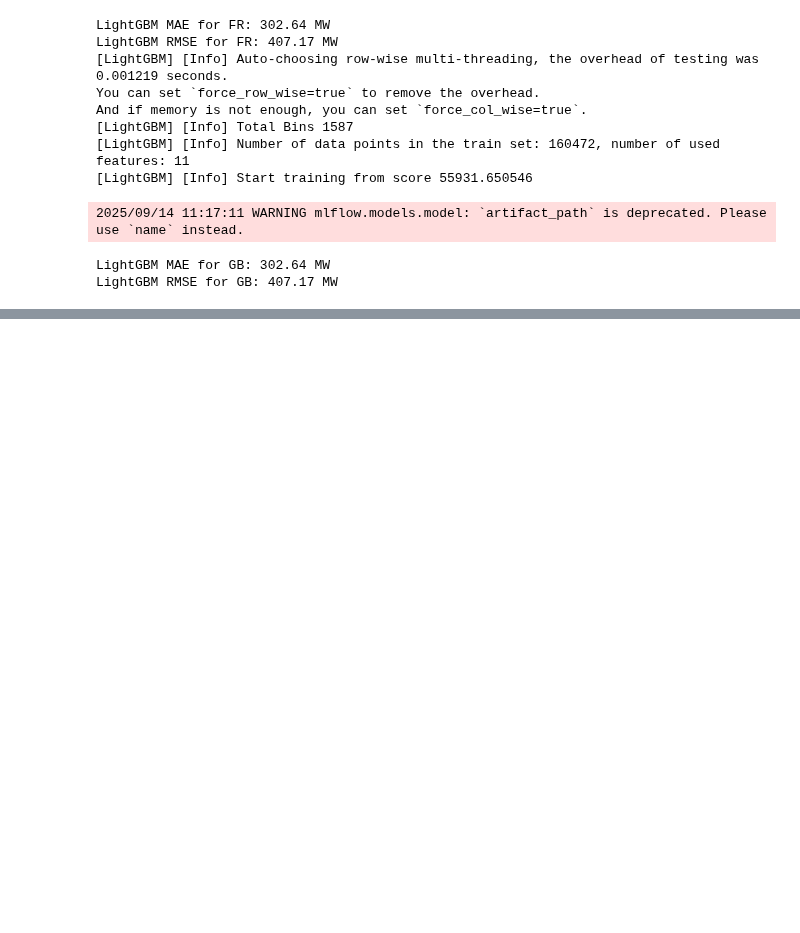
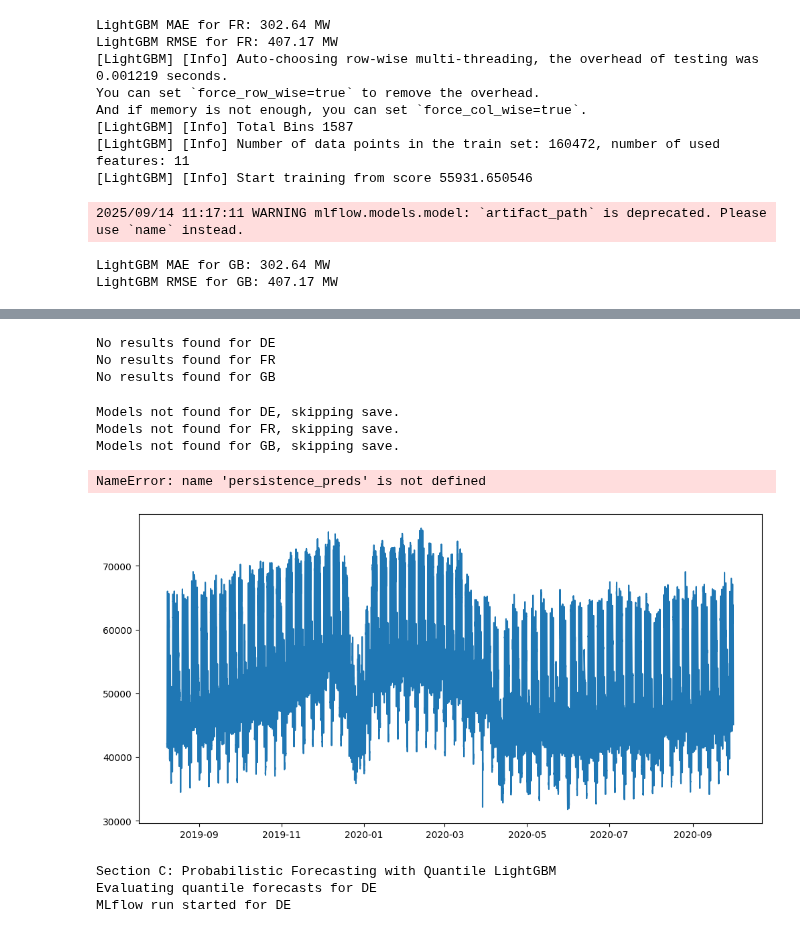
Before and after one commit to Phionanamugga/Energy_Projects, a Jupyter notebook: load_forecasting.ipynb, the cells around one changed output, grey strips where cells are left out. Cells and saved outputs as stored; diff of their text form; code cells hidden in the pictures; blank space fills up the shorter version.

Commit message:
adds section B & C

```diff
--- a/load_forecasting.ipynb
+++ b/load_forecasting.ipynb
@@ -911,0 +719,55 @@ Exception: Run with UUID 1fdc287571d44bfa9f7a0c09c32e13fb is already active. To
+# %%
+for country in countries:
+    # Use metrics from the results dictionary if already populated
+    if country in results:
+        pers_mae = results[country]['Persistence']['MAE']
+        pers_rmse = results[country]['Persistence']['RMSE']
+        lgb_mae = results[country]['LightGBM']['MAE']
+        lgb_rmse = results[country]['LightGBM']['RMSE']
+        sarimax_mae = results[country]['SARIMAX']['MAE']
+        sarimax_rmse = results[country]['SARIMAX']['RMSE']
+
+        mlflow.log_metrics({
+            "persistence_mae": pers_mae, "persistence_rmse": pers_rmse,
+            "lightgbm_mae": lgb_mae, "lightgbm_rmse": lgb_rmse,
+            "sarimax_mae": sarimax_mae, "sarimax_rmse": sarimax_rmse
+        })
+
+        # Debug: Print results dict
+        print(f"Results for {country}: {results[country]}")
+    else:
+        print(f"No results found for {country}")
+# %% [output]
+No results found for DE
+No results found for FR
+No results found for GB
+# %%
+lgb_models = {}
+sarimax_models = {}
+
+for country in countries:
+    if country in lgb_models and country in sarimax_models:
+        joblib.dump(lgb_models[country], OUTPUT_DIR / f'lightgbm_{country}_load.pkl')
+        joblib.dump(sarimax_models[country], OUTPUT_DIR / f'sarimax_{country}_load.pkl')
+        print(f"Models saved for {country}")
+    else:
+        print(f"Models not found for {country}, skipping save.")
+# %% [output]
+Models not found for DE, skipping save.
+Models not found for FR, skipping save.
+Models not found for GB, skipping save.
+# %%
+# Visualization 1: Actual vs Predicted
+plt.figure(figsize=(12,6))
+plt.plot(test.index, y_test, label='Actual')
+plt.plot(test.index, persistence_preds, label='Persistence', alpha=0.7)
+plt.plot(test.index, lgb_preds, label='LightGBM', alpha=0.7)
+plt.plot(test.index, sarimax_preds, label='SARIMAX', alpha=0.7)
+plt.title(f'Actual vs Predicted Load: {country}')
+plt.xlabel('Time')
+plt.ylabel('Load (MW)')
+plt.legend()
+plt.show()
+# %% [output]
+NameError: name 'persistence_preds' is not defined
+[figure, added]
@@ -911,0 +808,21 @@ Exception: Run with UUID 1fdc287571d44bfa9f7a0c09c32e13fb is already active. To
+# %%
+# Section C: Probabilistic Forecasting with Quantile LightGBM for Day-Ahead Prices
+print("Section C: Probabilistic Forecasting with Quantile LightGBM")
+
+countries = ['DE']  # Focus on DE for now, expand as needed
+quantile_results = {}
+
+for country in countries:
+    try:
+        mlflow.start_run(run_name=f"Quantile_LightGBM_{country}")
+        print(f"Evaluating quantile forecasts for {country}")
+
+        # Debug: Confirm MLflow run
+        print(f"MLflow run started for {country}")
+
+    finally:
+        mlflow.end_run()  # Avoid active run conflicts
+# %% [output]
+Section C: Probabilistic Forecasting with Quantile LightGBM
+Evaluating quantile forecasts for DE
+MLflow run started for DE
```
Also changed, not shown: parts of 18 cells of this notebook.
